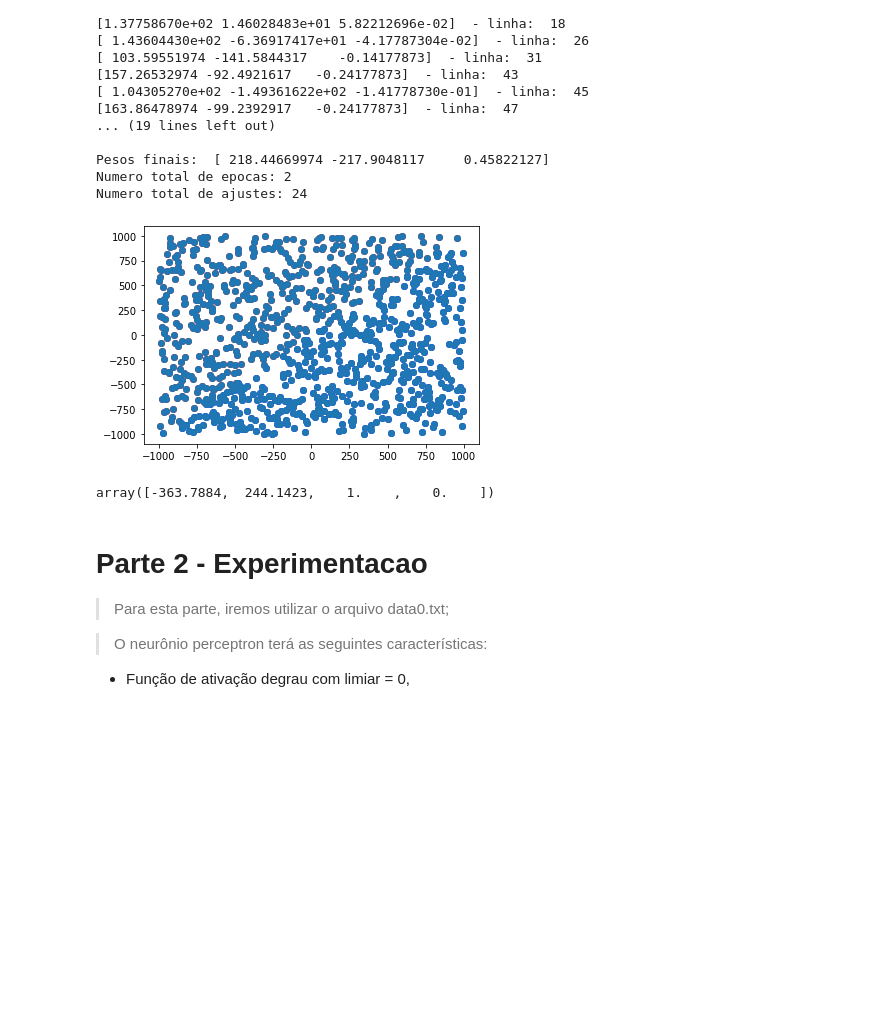
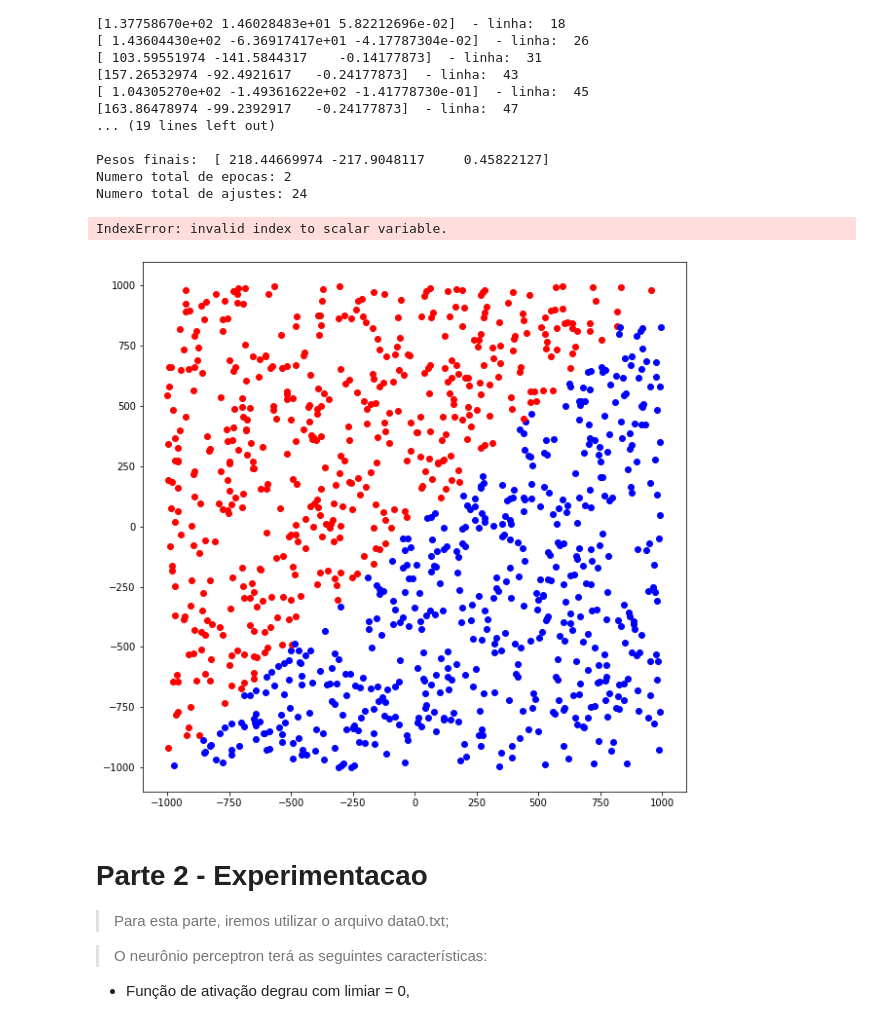
Before and after one commit to danilo-uea/RNA-2021.1-AA2.1, a Jupyter notebook: RNA_AA_2_1.ipynb, the cells around one changed output. Saved outputs shown, nothing was run; the diff lists cells and outputs as text; code cells hidden in the pictures; blank space fills up the shorter version.

```diff
--- a/RNA_AA_2_1.ipynb
+++ b/RNA_AA_2_1.ipynb
@@ -174,27 +156,45 @@ Pesos finais:  [ 218.44669974 -217.9048117     0.45822127]
 Numero total de epocas: 2
 Numero total de ajustes: 24
 # %%
+def intervalo_x(dados_func):
+  maximo = np.max(dados_func)
+  minimo = np.min(dados_func)
+  intervalo = maximo - minimo
+
+  if (intervalo > 50):
+    return np.arange(minimo, maximo, 1)
+  elif (intervalo > 5):
+    return np.arange(minimo, maximo, 0.1)
+  else:
+    return np.arange(minimo, maximo, 0.01)
+
+
+
 #grafico
-def plotLine(inputData, W):
+
+def plotLine(inputData):
   h = []
   v = []
+
+  plt.figure(figsize=(10, 10))
+
   for row in inputData:
     h.append(row[0])
     v.append(row[1])
     if(row[-1] == 0):
-     plt.scatter(row[0], row[1], color='red')
+      plt.scatter(row[0], row[1], color='red')
     else:
       plt.scatter(row[0], row[1], color='blue')
-  plt.plot(h , v, 'o')
 
-plotLine(data_All, finalWeights)
+plotLine(data_All)
+peso = finalWeights[-1]
+x = intervalo_x(data_All)
+plt.plot(x, (peso[0]/peso[2]) - ((peso[1]/peso[2]) * x))
+plt.show()
+print (peso[0]/peso[2])
 # %% [output]
+IndexError: invalid index to scalar variable.
-[figure, old version]
+[figure, new version]
-# %%
-#plt.plot(, y, 'o', color='black');
-data_All[0]
-# %% [output]
-array([-363.7884,  244.1423,    1.    ,    0.    ])
 # %% [markdown]
 # Parte 2 - Experimentacao
 
```
Also changed, not shown: parts of 1 cell of this notebook.
